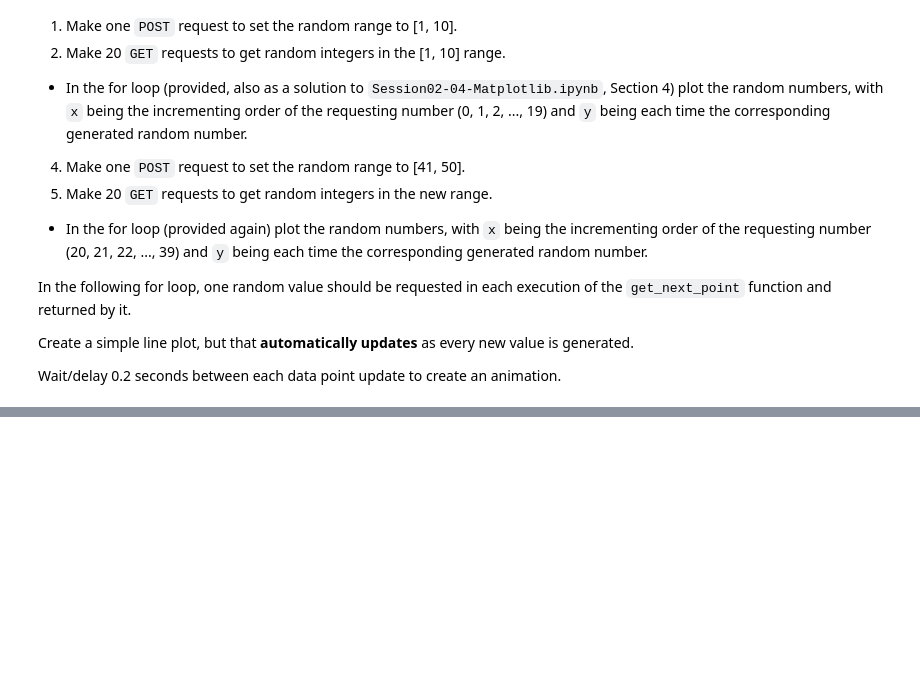
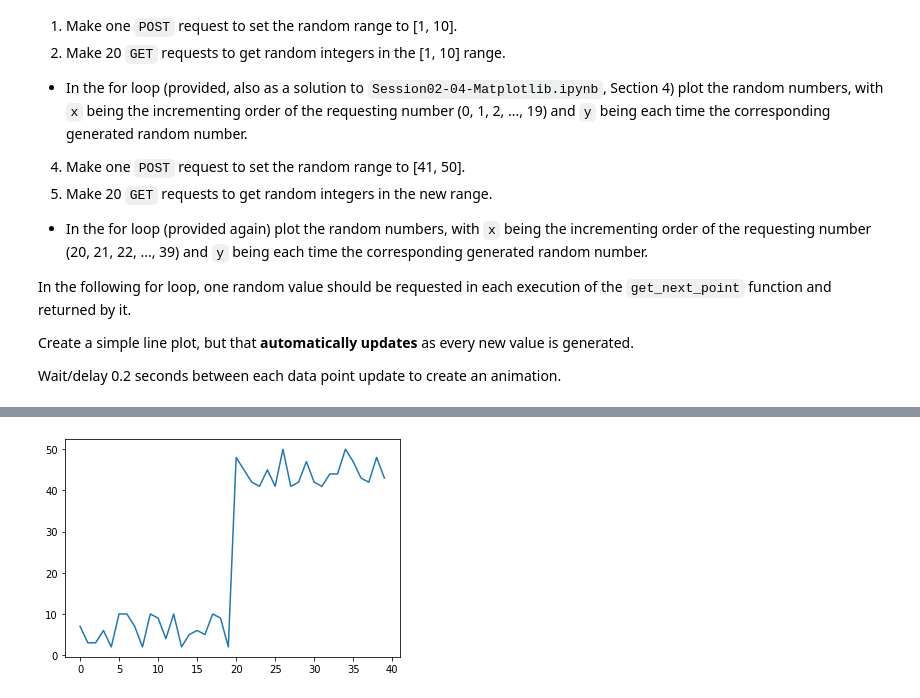
Before and after one commit to 0ctave/2022SAR-T07, a Jupyter notebook: course_files/session3/Session03-01-requests-json.ipynb, the cells around one changed output, grey strips where cells are left out. Cells and saved outputs as stored; diff of their text form; code cells hidden in the pictures; blank space fills up the shorter version.

```diff
--- a/course_files/session3/Session03-01-requests-json.ipynb
+++ b/course_files/session3/Session03-01-requests-json.ipynb
@@ -121,42 +179,67 @@ import matplotlib.pyplot as plt
 from IPython.display import clear_output
 
 
-def getJSON(page:str){
-    return requests.get('http://localhost:8891'+page).json()
-}
 
 # Provided partially implemented:
 def get_next_point():
-    pass
+    url = f'http://127.0.0.1:{PORT}/random_number'
+    reponse = requests.get(url)
+    if reponse.status_code == 200 :
+        return reponse.json()["number"]
+    return None
 
 # Provided already implemented: List holding the x values
 data_x = []
 # Provided already implemented: List holding the y values
 data_y = []
 
 
 # TODO: Set the range to [1, 10]
+url = f'http://127.0.0.1:{PORT}/random_range'
+
+data = {
+    'from_n': 1,
+    'to_n': 10
+}
+
+reponse =  requests.post(url, json=data)
+
+if reponse.status_code == 200 :
+    print("Post range", reponse.json())
 
 # Provided already implemented: make 20 iterations, getting a random number each time, and plotting a new plot with updated values.
 for x in range(0, 20):
     data_x.append(x)  # Add the current x to the list
     y = get_next_point() # Request a new random value and store in y
     data_y.append(y) # Add the current y to the list
 
     clear_output(wait=True) # Clear / remove whatever was already plotted before
     plt.plot(data_x, data_y) # Re-plot the data with the new added values in the list
     plt.show() # Make sure to display the new plot, to make it visible
     time.sleep(0.2) # Wait 0.2 seconds before the next request
 
-# TODO: Set the range to [41, 10]
+# TODO: Set the range to [41, 50]
+url = f'http://127.0.0.1:{PORT}/random_range'
+
+data = {
+    'from_n': 41,
+    'to_n': 50
+}
+
+reponse =  requests.post(url, json=data)
+
+if reponse.status_code == 200 :
+    print("Post range", reponse.json())
 
 # Provided already implemented: make 20 iterations, getting a random number each time, and plotting a new plot with updated values.
 for x in range(20, 40):
     data_x.append(x)  # Add the current x to the list
     y = get_next_point() # Request a new random value and store in y
     data_y.append(y) # Add the current y to the list
 
     clear_output(wait=True) # Clear / remove whatever was already plotted before
     plt.plot(data_x, data_y) # Re-plot the data with the new added values in the list
     plt.show() # Make sure to display the new plot, to make it visible
     time.sleep(0.2) # Wait 0.2 seconds before the next request
+# %% [output]
+[figure, added]
```
Also changed, not shown: parts of 2 cells of this notebook, 3 other files.
